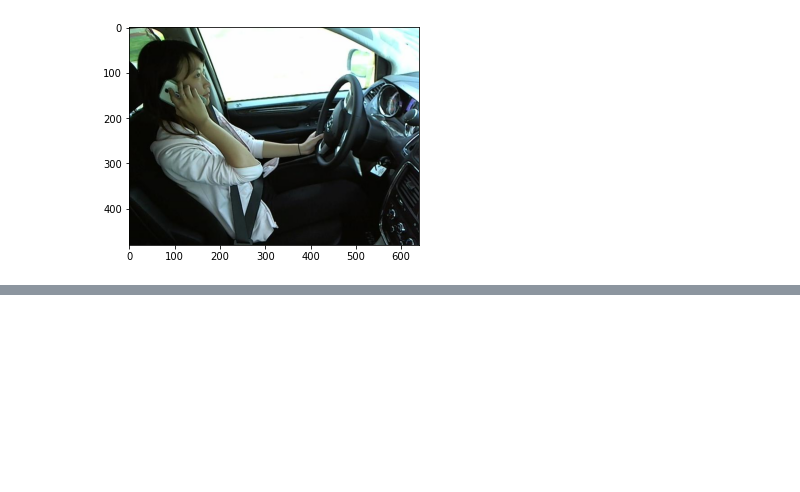
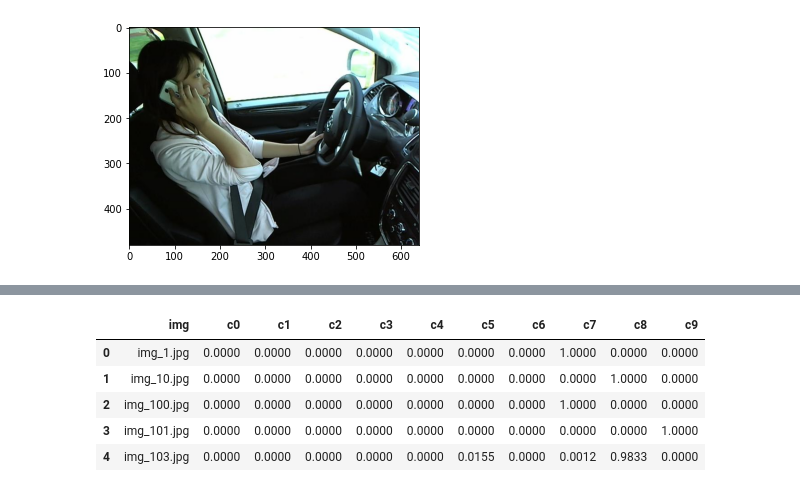
Before and after one commit to roshan-pandey/Driver-Distraction-Detection, a Jupyter notebook: notebooks/Driver_Distraction_Detection.ipynb, the cells around one changed output, grey strips where cells are left out. Drawn from its saved outputs; the diff is of its cells as text; code cells hidden in the pictures; blank space fills up the shorter version.

```diff
--- a/notebooks/Driver_Distraction_Detection.ipynb
+++ b/notebooks/Driver_Distraction_Detection.ipynb
@@ -75,0 +75,12 @@ pred_df.tail()
+# %%
+predictions2 = make_pred(model2)
+pred_df2 = pd.DataFrame (predictions2, columns = ['img', 'c0', 'c1', 'c2','c3', 'c4', 'c5', 'c6', 'c7', 'c8', 'c9'])
+# %%
+pred_df2.head()
+# %% [output]
+|  | img | c0 | c1 | c2 | c3 | c4 | c5 | c6 | c7 | c8 | c9 |
+| 0 | img_1.jpg | 0.0000 | 0.0000 | 0.0000 | 0.0000 | 0.0000 | 0.0000 | 0.0000 | 1.0000 | 0.0000 | 0.0000 |
+| 1 | img_10.jpg | 0.0000 | 0.0000 | 0.0000 | 0.0000 | 0.0000 | 0.0000 | 0.0000 | 0.0000 | 1.0000 | 0.0000 |
+| 2 | img_100.jpg | 0.0000 | 0.0000 | 0.0000 | 0.0000 | 0.0000 | 0.0000 | 0.0000 | 1.0000 | 0.0000 | 0.0000 |
+| 3 | img_101.jpg | 0.0000 | 0.0000 | 0.0000 | 0.0000 | 0.0000 | 0.0000 | 0.0000 | 0.0000 | 0.0000 | 1.0000 |
+| 4 | img_103.jpg | 0.0000 | 0.0000 | 0.0000 | 0.0000 | 0.0000 | 0.0155 | 0.0000 | 0.0012 | 0.9833 | 0.0000 |
```
Also changed, not shown: parts of 11 cells of this notebook, 3 other files.
